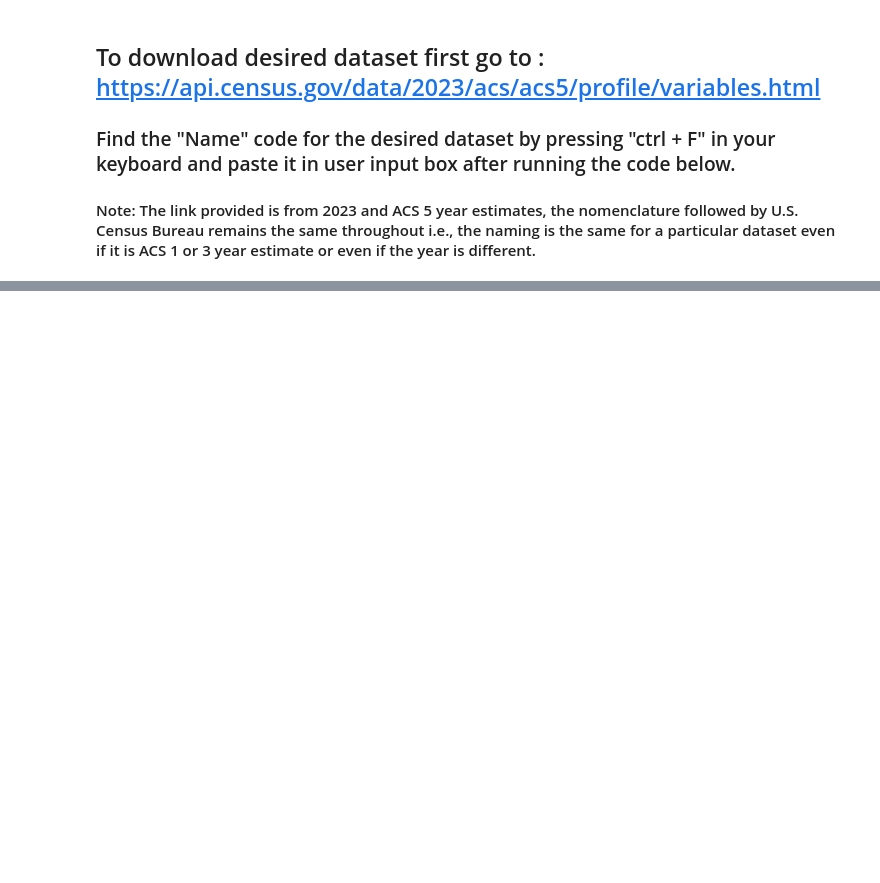
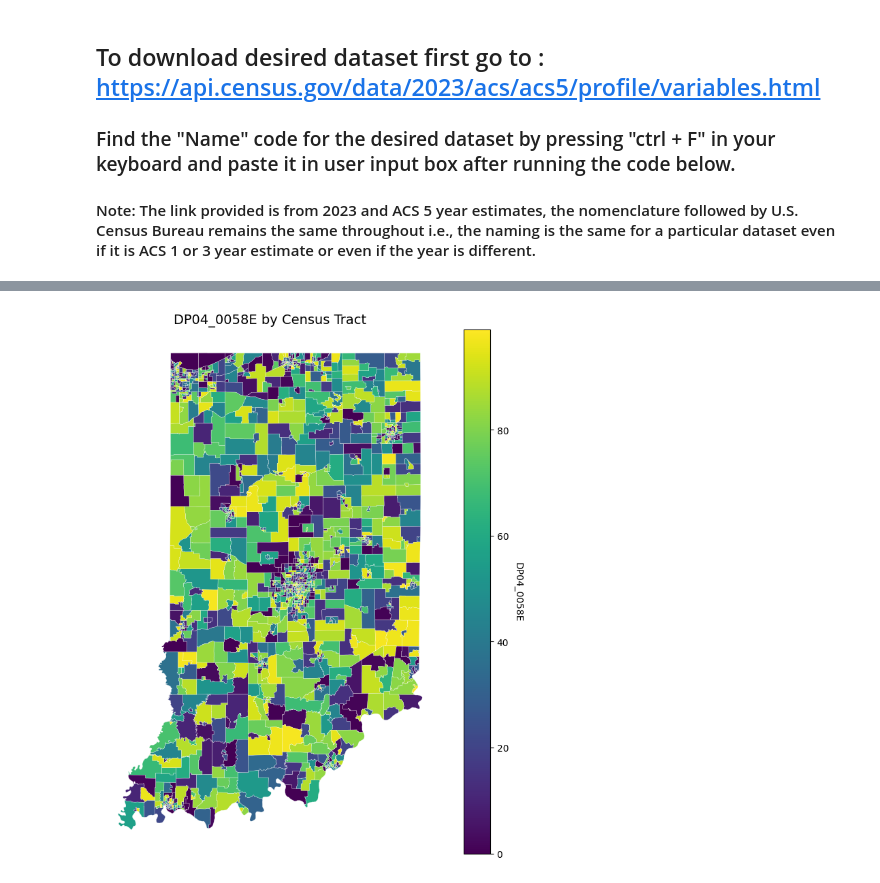
Before and after one commit to SpatialTurn/DataCollection-Notebooks, a Jupyter notebook: Census/CensusGeocodeAPI.ipynb, the cells around one changed output, grey strips where cells are left out. Cells and saved outputs as stored; diff of their text form; code cells hidden in the pictures; blank space fills up the shorter version.

```diff
--- a/Census/CensusGeocodeAPI.ipynb
+++ b/Census/CensusGeocodeAPI.ipynb
@@ -112,0 +467,30 @@ download_census_data()
+# %%
+fig, ax = plt.subplots(figsize=(10, 10))
+
+# Plot without legend so we can add our own colorbar
+merged_gdf.plot(
+    column="DP04_0058E",
+    cmap="viridis",
+    linewidth=0.2,
+    edgecolor="white",
+    ax=ax
+)
+
+ax.set_title("DP04_0058E by Census Tract", fontsize=14)
+ax.axis("off")
+
+# Create colorbar
+sm = plt.cm.ScalarMappable(
+    cmap="viridis",
+    norm=plt.Normalize(
+        vmin=merged_gdf["DP04_0058E"].min(),
+        vmax=merged_gdf["DP04_0058E"].max()
+    )
+)
+sm._A = []  # For older Matplotlib compatibility
+cbar = fig.colorbar(sm, ax=ax)
+cbar.set_label("DP04_0058E", rotation=270, labelpad=15)
+
+plt.show()
+# %% [output]
+[figure, added]
```
Also changed, not shown: parts of 25 cells of this notebook.
